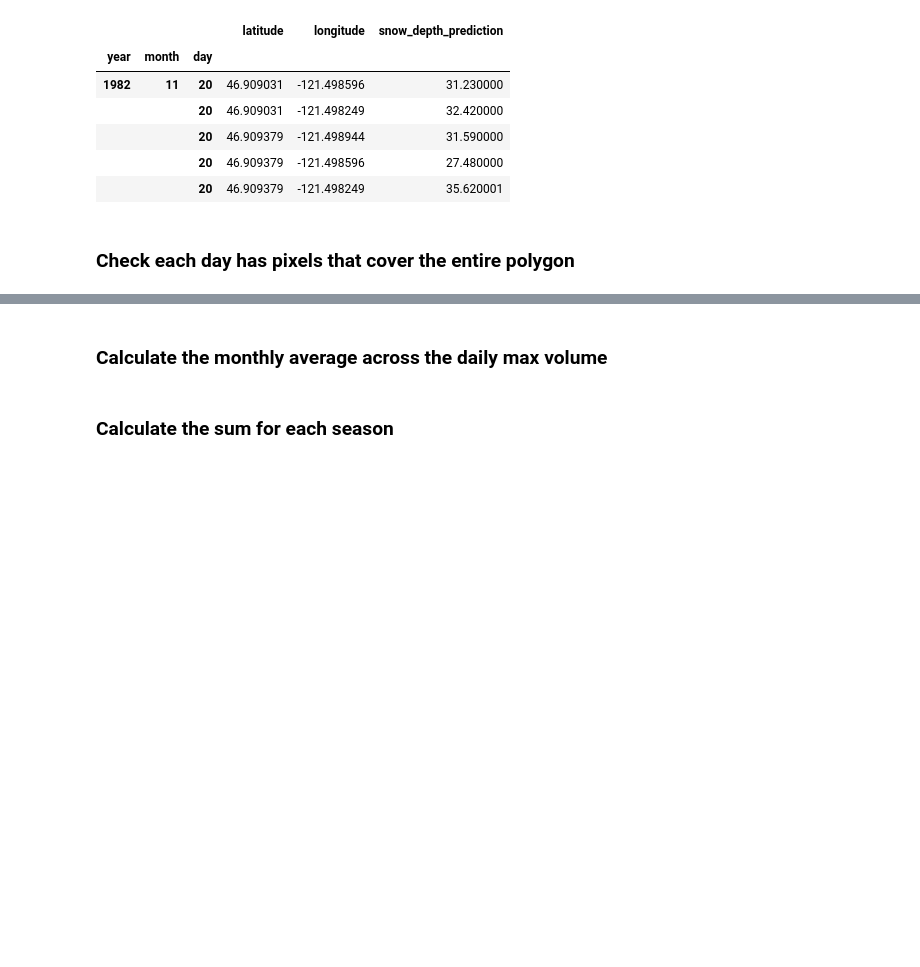
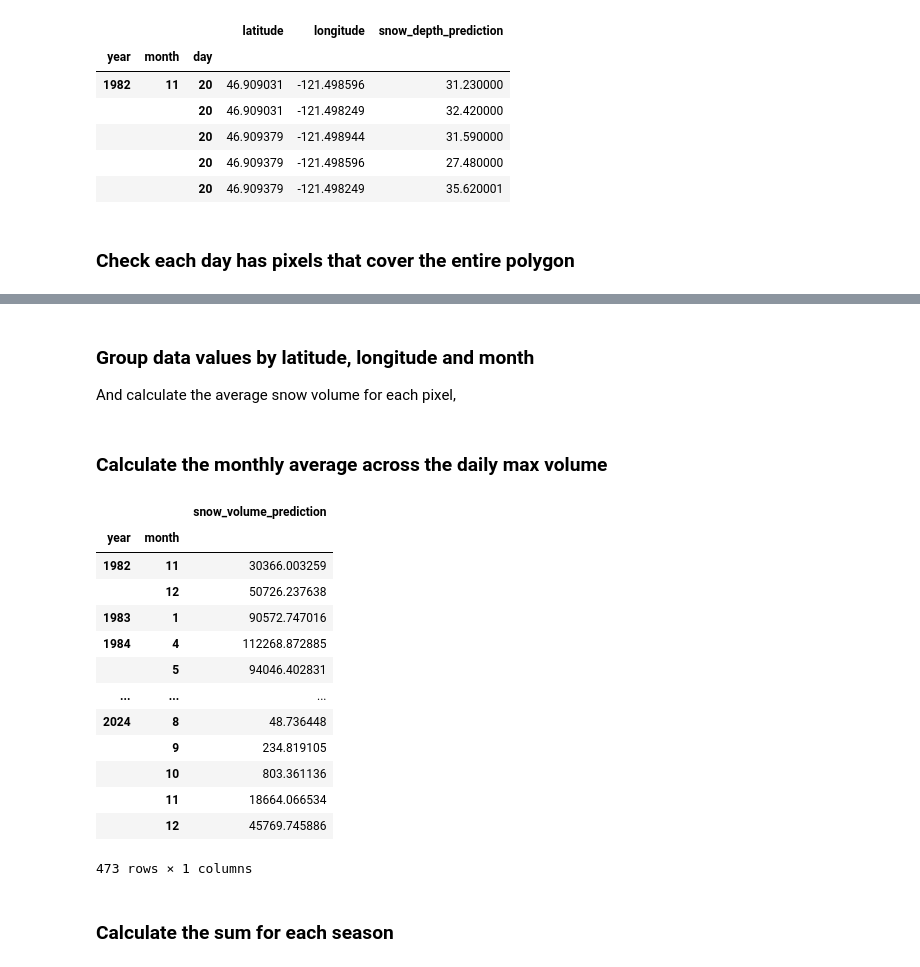
Before and after one commit to abarciauskas-bgse/snow-depth-estimation, a Jupyter notebook: 04_estimate_snow.ipynb, the cells around one changed output, grey strips where cells are left out. Saved outputs shown, nothing was run; the diff lists cells and outputs as text; code cells hidden in the pictures; blank space fills up the shorter version.

```diff
--- a/04_estimate_snow.ipynb
+++ b/04_estimate_snow.ipynb
@@ -104,0 +107,4 @@ max_by_day = max_by_day.reset_index()
+# %% [markdown]
+### Group data values by latitude, longitude and month
+
+And calculate the average snow volume for each pixel,
@@ -128,8 +138,23 @@ fig.show()
 # %% [markdown]
 ### Calculate the monthly average across the daily max volume
 # %%
-avg_by_month = max_by_day.groupby(['year', 'month']).agg({'snow_volume_prediction': 'mean'})
-avg_by_month
+avg_region_month = avg_pixel_month.groupby(['year', 'month']).agg({'snow_volume_prediction': 'mean'})
+avg_region_month
+# %% [output]
+|  |  | snow_volume_prediction |
+| year | month |  |
+| 1982 | 11 | 30366.003259 |
+|  | 12 | 50726.237638 |
+| 1983 | 1 | 90572.747016 |
+| 1984 | 4 | 112268.872885 |
+|  | 5 | 94046.402831 |
+| ... | ... | ... |
+| 2024 | 8 | 48.736448 |
+|  | 9 | 234.819105 |
+|  | 10 | 803.361136 |
+|  | 11 | 18664.066534 |
+|  | 12 | 45769.745886 |
+473 rows × 1 columns
 # %% [markdown]
 ### Calculate the sum for each season
 # %%
```
Also changed, not shown: parts of 11 cells of this notebook, 5 other files.
